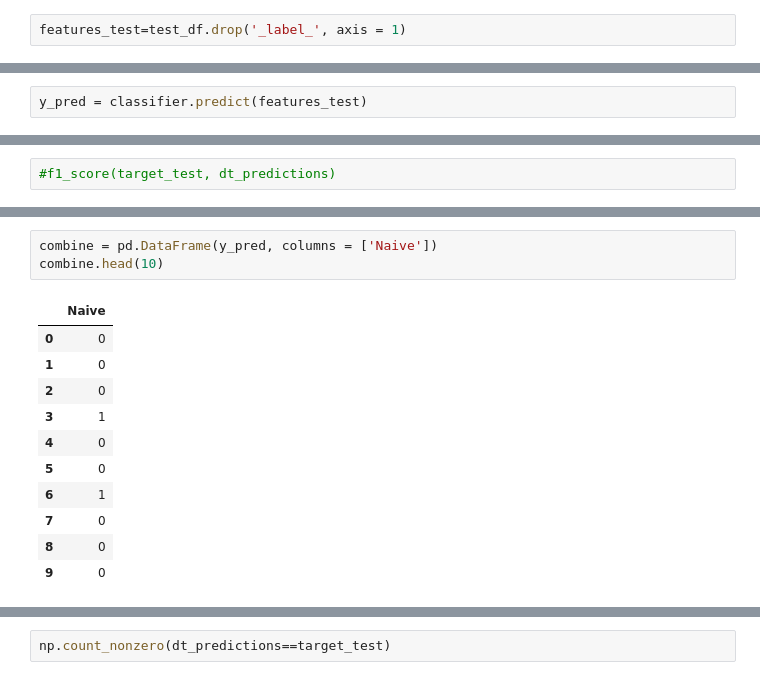
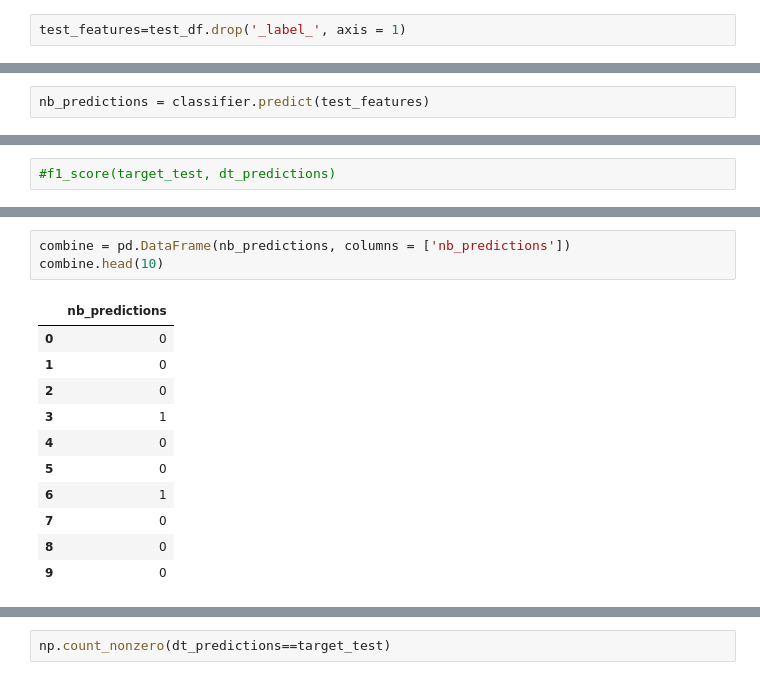
Before and after one commit to rajat3Illinois/HW2_Data_Mining, a Jupyter notebook: H2_Output.ipynb, the cells around one changed output, grey strips where cells are left out. Saved outputs shown, nothing was run; the diff lists cells and outputs as text.

```diff
--- a/H2_Output.ipynb
+++ b/H2_Output.ipynb
@@ -47,5 +45,5 @@ classifier.fit(features, target)
 # %% [output]
 BernoulliNB()
 # %%
-features_test=test_df.drop('_label_', axis = 1)
+test_features=test_df.drop('_label_', axis = 1)
 # %%
@@ -56,4 +54,4 @@ dict(zip(unique, counts))
 # %% [output]
 {0: 1599, 1: 241}
 # %%
-y_pred = classifier.predict(features_test)
+nb_predictions = classifier.predict(test_features)
@@ -140,10 +138,10 @@ compute_score(target_test,dt_predictions)
 # %% [output]
 0.8870636550308009
 # %%
-combine = pd.DataFrame(y_pred, columns = ['Naive'])
+combine = pd.DataFrame(nb_predictions, columns = ['nb_predictions'])
 combine.head(10)
 # %% [output]
-|  | Naive |
+|  | nb_predictions |
 | 0 | 0 |
 | 1 | 0 |
 | 2 | 0 |
```
Also changed, not shown: parts of 24 cells of this notebook.
